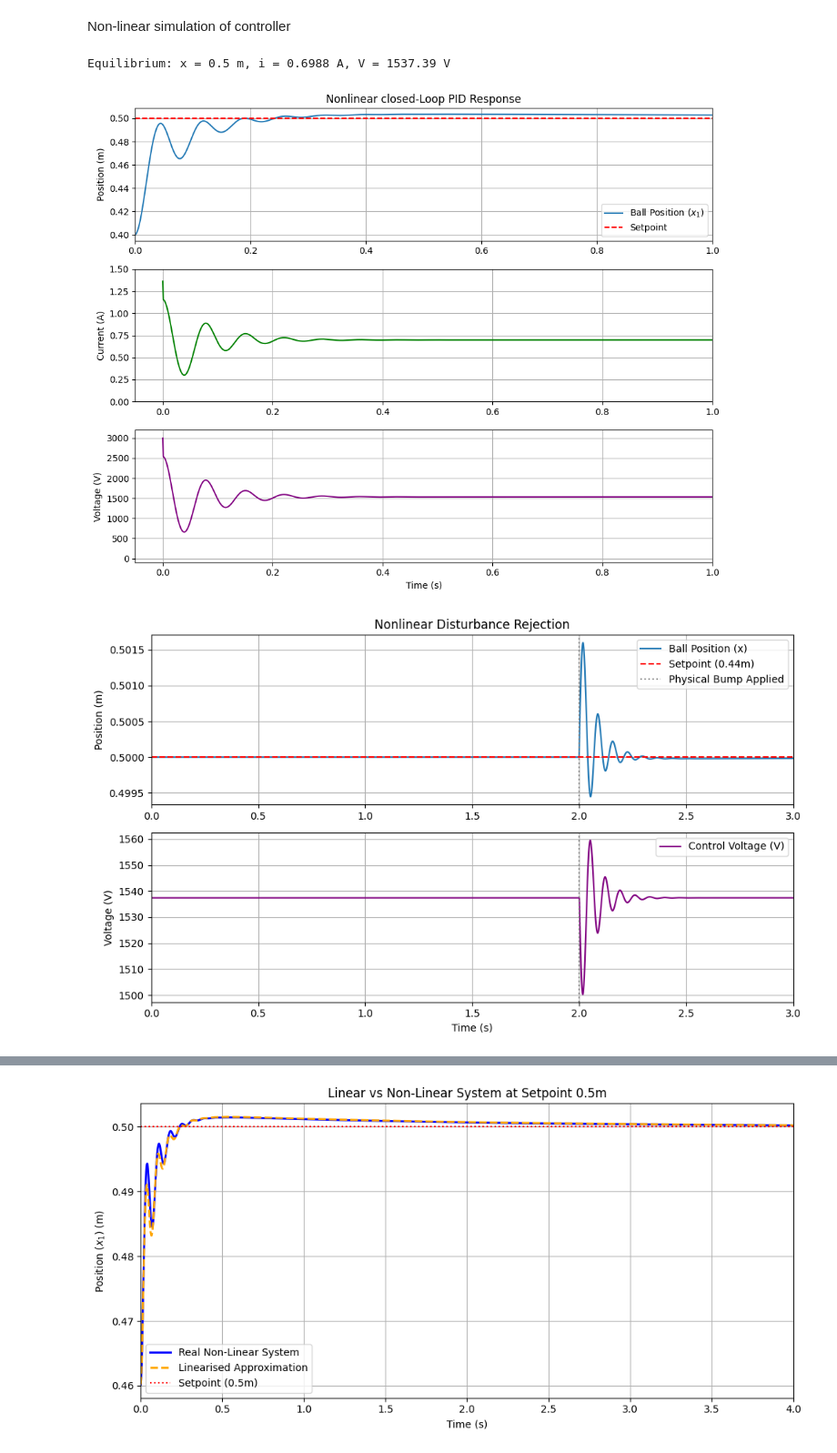
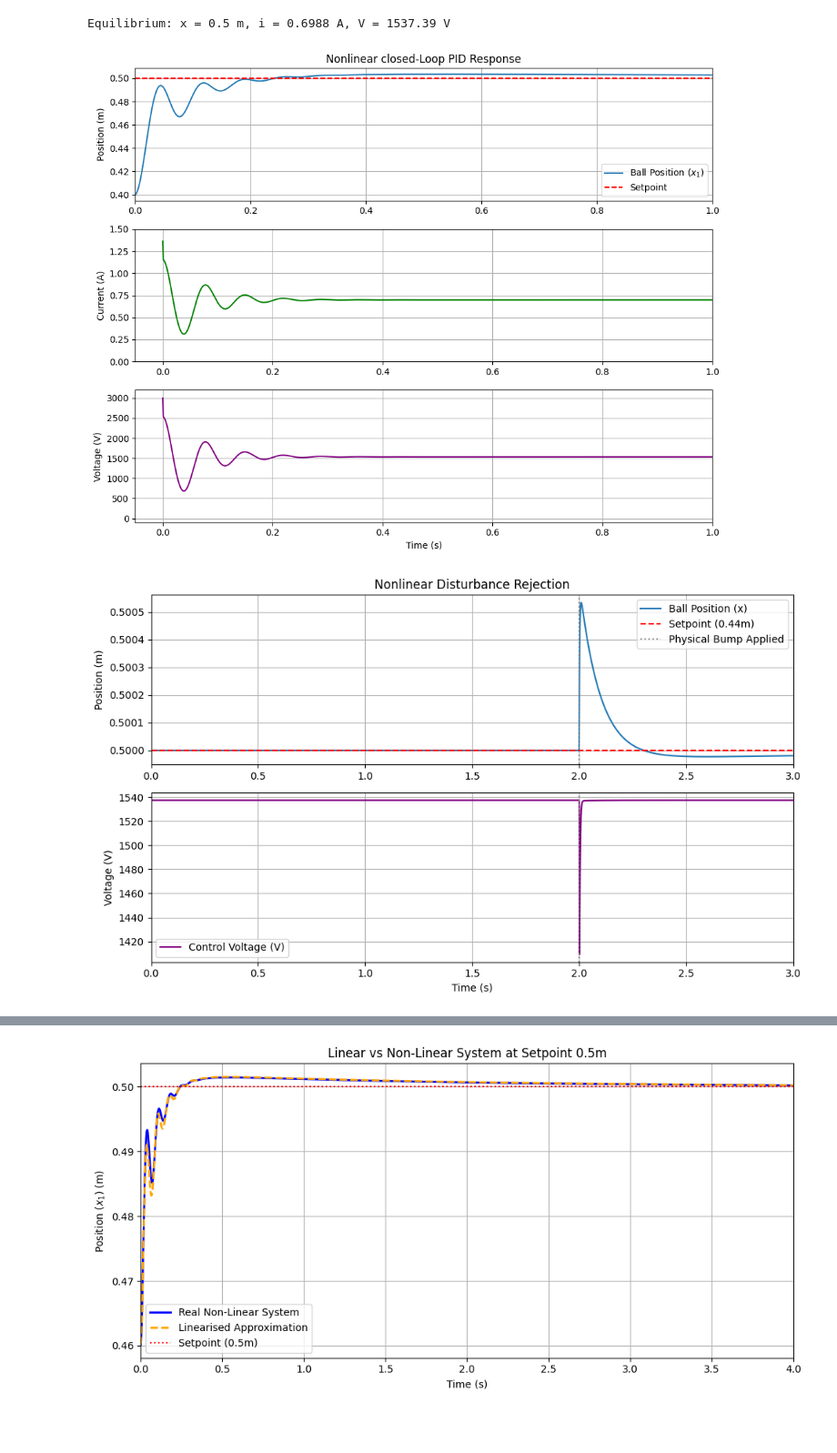
Before and after one commit to ethanboyjeff/ELE2038-Coursework, a Jupyter notebook: ELE2038_CW_notebook.ipynb, the cells around one changed output, grey strips where cells are left out. Shown at 91% size. Drawn from its saved outputs; the diff is of its cells as text; code cells hidden in the pictures; blank space fills up the shorter version.

```diff
--- a/ELE2038_CW_notebook.ipynb
+++ b/ELE2038_CW_notebook.ipynb
@@ -46,3 +2,0 @@ $\displaystyle x_{2}$
-# %%
-x2_dot = (5/(7*m))*(m*g*sym.sin(phi)+(c*(x3**2)/(delta-x1)**2)-k*(x1-d)-b*x2)
-x2_dot
@@ -51,3 +2,0 @@ $\displaystyle \frac{5 \left(- b x_{2} + \frac{c x_{3}^{2}}{\left(\delta - x_{1}
-# %%
-x3_dot = (u-x3*R)/(L0+L1*sym.exp(-alpha*(delta-x1)))
-x3_dot
@@ -376,14 +2,0 @@ system output to step response
-# %%
-#5cm setpoint change (from 0.5m to 0.55m)
-t_span = np.linspace(0, 0.5, 2000)
-t, pos = ctrl.step_response(Gcl * 0.05, t_span)
-
-plt.plot(t, pos + 0.5, 'b', label="Ball Position") #need to add +0.5 because Gcl assumes equilibirum so pos = 0
-plt.axhline(0.5, color='k', linestyle='--', label="Initial Eq")
-plt.axhline(0.55, color='r', linestyle='--', label="Setpoint = 0.55")
-
-plt.ylabel("Position (m)")
-plt.xlabel("Time (s)")
-plt.legend()
-plt.grid()
-plt.show()
@@ -392,5 +3,3 @@ plt.show()
-# %% [markdown]
-Non-linear simulation of controller
 # %%
 import numpy as np
 import matplotlib.pyplot as plt
@@ -418,7 +27,7 @@ Km = 1.0        # Sensor (DC) gain
 m_eff = (7/5) * m
 
 # 2. Operating Point / Equilibrium
-x_sp = 0.5     # Setpoint position (m)
+x_sp = 0.5    # Setpoint position (m)
 # Mechanical equilibrium to find i_eq
 # F_mag = mg*sin(phi) + k(x - d)
 f_grav_spring = k*(x_sp - d) - m*g*np.sin(phi)
@@ -429,31 +38,19 @@ print(f"Equilibrium: x = {x_sp} m, i = {i_eq:.4f} A, V = {V_eq:.2f} V")
 
 # 3. Nonlinear System ODEs
 def system_dynamics(t, state, u):
-
-    x1, x2, x3, x4 = state
-
-    # Distance from electromagnet (y = delta - x1)
-    y = delta - x1
-
-    # Magnetic force: c * (current)^2 / (distance)^2
-    f_mag = c * x3**2 / y**2
+    x1, x2, x3 = state
 
     # State 1 Derivative (Velocity)
     x1_dot = x2
 
-    # State 2 Derivative (Acceleration / Newton's 2nd Law)
-    x2_dot = (m*g*np.sin(phi) - k*(x1 - d) - b*x2 + f_mag) / m_eff
+    # State 2 Derivative (Acceleration)
+    x2_dot = (5/(7*m))*(m*g*np.sin(phi) + (c*(x3**2)/(delta-x1)**2) - k*(x1-d) - b*x2)
 
-    # State 3 Derivative (Electrical ODE)
-    Lx = L0 + L1 * np.exp(-alpha * y)
-    dLdx = L1 * alpha * np.exp(-alpha * y)
-    x3_dot = (u - R*x3 - x3 * dLdx * x2) / Lx
+    # State 3 Derivative (Current) - including the back-EMF term!
+    dLdx = L1 * alpha * np.exp(-alpha*(delta-x1))
+    x3_dot = (u - x3*R - x3*dLdx*x2) / (L0 + L1*np.exp(-alpha*(delta-x1)))
 
-    # State 4 Derivative (Sensor ODE)
-    x4_dot = (Km * x1 - x4) / tau_m
-
-    # Return the derivatives in the exact same order
-    return [x1_dot, x2_dot, x3_dot, x4_dot]
+    return [x1_dot, x2_dot, x3_dot]
 
 # 4. PID Controller Implementation
 # Based on design requirements: OS < 10%, Settling < 2s
@@ -464,7 +61,7 @@ Kd = 850.0
 # By implementing a time-step loop, we can actively compute a new control
 # voltage (V_control) at every millisecond using this pid_control function
 def pid_control(t, state, integral_error, last_error):
-    x = state[3]
+    x = state[0]
     error = x_sp - x
     dt = 0.001 # Approximation for derivative
 
@@ -483,8 +80,11 @@ time_steps = np.arange(0, t_final, dt)
 # Initialize tracking variables
 integral_error = 0
 last_error = 0
-current_state = [0.40, 0, i_eq, 0.40]
+current_state = [0.40, 0, i_eq]
               # [actual_x, velocity, current, measured_x]
+
+# Initialize the separate digital sensor
+current_measured_x = 0.40
 
 # Storage for plotting
 history_t = []
@@ -496,7 +96,12 @@ history_u = []  # COntrol Voltage
 for t in time_steps:
 
     # 1. Read the sensor (State variable x4)
-    current_measured_x = current_state[3]
+    actual_x = current_state[0]
+
+    # Update the delayed sensor reading
+    sensor_derivative = (Km * actual_x - current_measured_x) / tau_m
+    current_measured_x += sensor_derivative * dt
+
 
     # 2. Calculate the PID Error terms
     error = x_sp - current_measured_x
@@ -573,7 +178,7 @@ t_final_dist = 4.0
 time_steps_dist = np.arange(0, t_final_dist, dt)
 
 # Start already settled AT the setpoint (0.44m) and at equilibrium current
-current_state = [x_sp, 0, i_eq, x_sp]
+current_state = [x_sp, 0, i_eq]
 integral_error = 0
 last_error = 0
 
@@ -604,32 +209,32 @@ for t in time_steps_dist:
     history_v_dist.append(v_out)
 
 # Plotting the Disturbance Rejection
 plt.figure(figsize=(10, 6))
 
 plt.subplot(2, 1, 1)
 plt.plot(history_t_dist, history_x_dist, label='Ball Position (x)')
 plt.axhline(y=x_sp, color='r', linestyle='--', label='Setpoint (0.44m)')
 plt.axvline(x=2.0, color='grey', linestyle=':', label='Physical Bump Applied')
 plt.ylabel('Position (m)')
 plt.title('Nonlinear Disturbance Rejection')
 plt.legend()
 plt.xlim(0, 3)
 plt.grid(True)
 
 plt.subplot(2, 1, 2)
 plt.plot(history_t_dist, history_v_dist, color='purple', label='Control Voltage (V)')
 plt.axvline(x=2.0, color='grey', linestyle=':')
 plt.ylabel('Voltage (V)')
 plt.xlabel('Time (s)')
 plt.legend()
 plt.xlim(0, 3)
 plt.grid(True)
 
 plt.tight_layout()
 plt.savefig('nonlinear_disturbance_response.png', dpi=300, bbox_inches='tight')
 plt.show()
 # %% [output]
 Equilibrium: x = 0.5 m, i = 0.6988 A, V = 1537.39 V
 [figure]
-[figure, old version]
+[figure, new version]
 # %%
```
Also changed, not shown: parts of 68 cells of this notebook.
